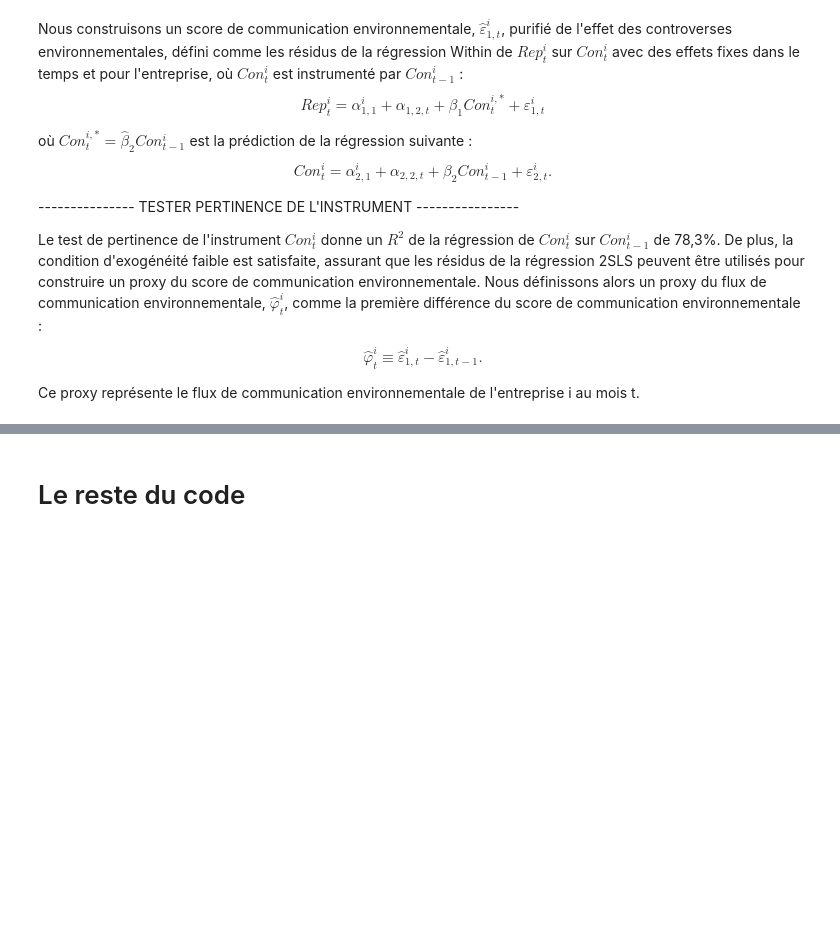
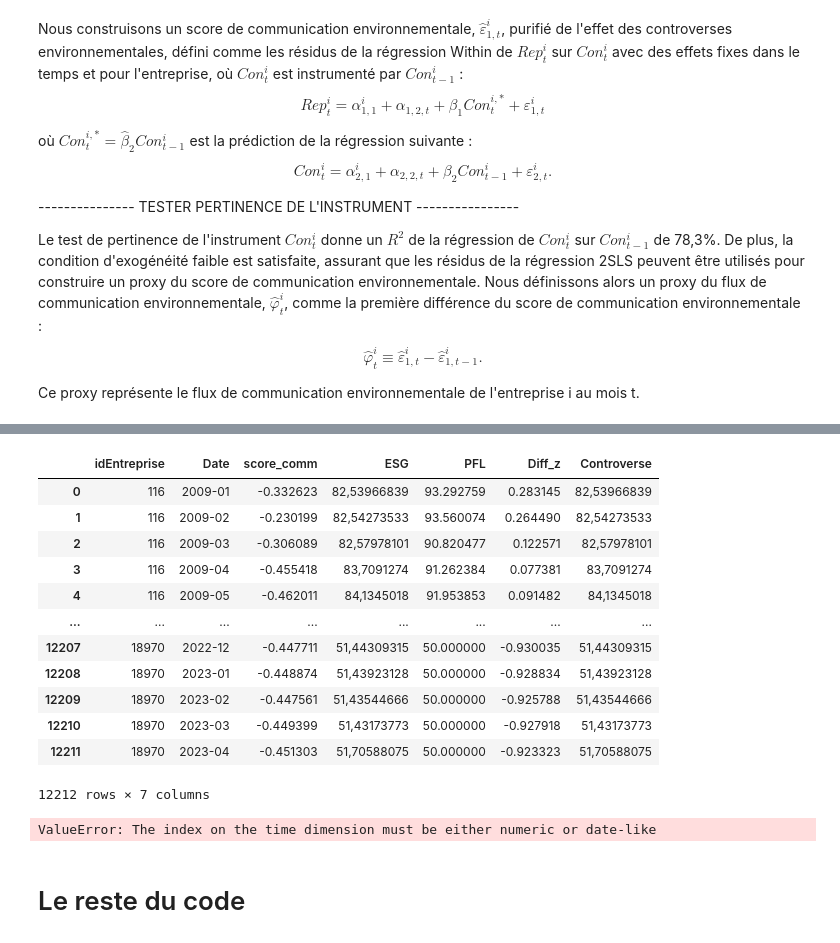
Before and after one commit to tgarnier067/Stat_app, a Jupyter notebook: Econométrie.ipynb, the cells around one changed output, grey strips where cells are left out. Saved outputs shown, nothing was run; the diff lists cells and outputs as text; code cells hidden in the pictures; blank space fills up the shorter version.

```diff
--- a/Econométrie.ipynb
+++ b/Econométrie.ipynb
@@ -37,12 +64,25 @@ Ce proxy représente le flux de communication environnementale de l'entreprise i
+# %%
+df = pd.read_pickle('data_pannels.pkl')
+df
+# %% [output]
+|  | idEntreprise | Date | score_comm | ESG | PFL | Diff_z | Controverse |
+| 0 | 116 | 2009-01 | -0.332623 | 82,53966839 | 93.292759 | 0.283145 | 82,53966839 |
+| 1 | 116 | 2009-02 | -0.230199 | 82,54273533 | 93.560074 | 0.264490 | 82,54273533 |
+| 2 | 116 | 2009-03 | -0.306089 | 82,57978101 | 90.820477 | 0.122571 | 82,57978101 |
+| 3 | 116 | 2009-04 | -0.455418 | 83,7091274 | 91.262384 | 0.077381 | 83,7091274 |
+| 4 | 116 | 2009-05 | -0.462011 | 84,1345018 | 91.953853 | 0.091482 | 84,1345018 |
+| ... | ... | ... | ... | ... | ... | ... | ... |
+| 12207 | 18970 | 2022-12 | -0.447711 | 51,44309315 | 50.000000 | -0.930035 | 51,44309315 |
+| 12208 | 18970 | 2023-01 | -0.448874 | 51,43923128 | 50.000000 | -0.928834 | 51,43923128 |
+| 12209 | 18970 | 2023-02 | -0.447561 | 51,43544666 | 50.000000 | -0.925788 | 51,43544666 |
+| 12210 | 18970 | 2023-03 | -0.449399 | 51,43173773 | 50.000000 | -0.927918 | 51,43173773 |
+| 12211 | 18970 | 2023-04 | -0.451303 | 51,70588075 | 50.000000 | -0.923323 | 51,70588075 |
+12212 rows × 7 columns
 # %%
-from linearmodels.panel import PanelOLS, FirstDifferenceOLS
-from linearmodels.iv import IV2SLS
-from linearmodels.panel import PanelData
-
 # Préparation des données
 # Supposons que 'df' est notre DataFrame avec ['id_entreprise', 'temps', 'Rep', 'Con']
-df = df.set_index(['id_entreprise', 'temps'])
-df['Con_lag'] = df.groupby(level=0)['Con'].shift(1)
+df = df.set_index(['idEntreprise', 'Date'])
+df['Con_lag'] = df.groupby(level=0)['Controverse'].shift(1)
 
 # Première étape: Régression de Con sur Con_lag avec effets fixes
 # Pour les effets fixes dans linearmodels, on utilise directement PanelOLS
@@ -61,6 +101,8 @@ df['epsilon_hat'] = second_stage.resids
 
 # Calcul du proxy du flux de communication environnementale
 df['phi_hat'] = df.groupby(level=0)['epsilon_hat'].diff()
+# %% [output]
+ValueError: The index on the time dimension must be either numeric or date-like
 # %% [markdown]
 # Le reste du code
 # %%
```
Also changed, not shown: parts of 1 cell of this notebook.
